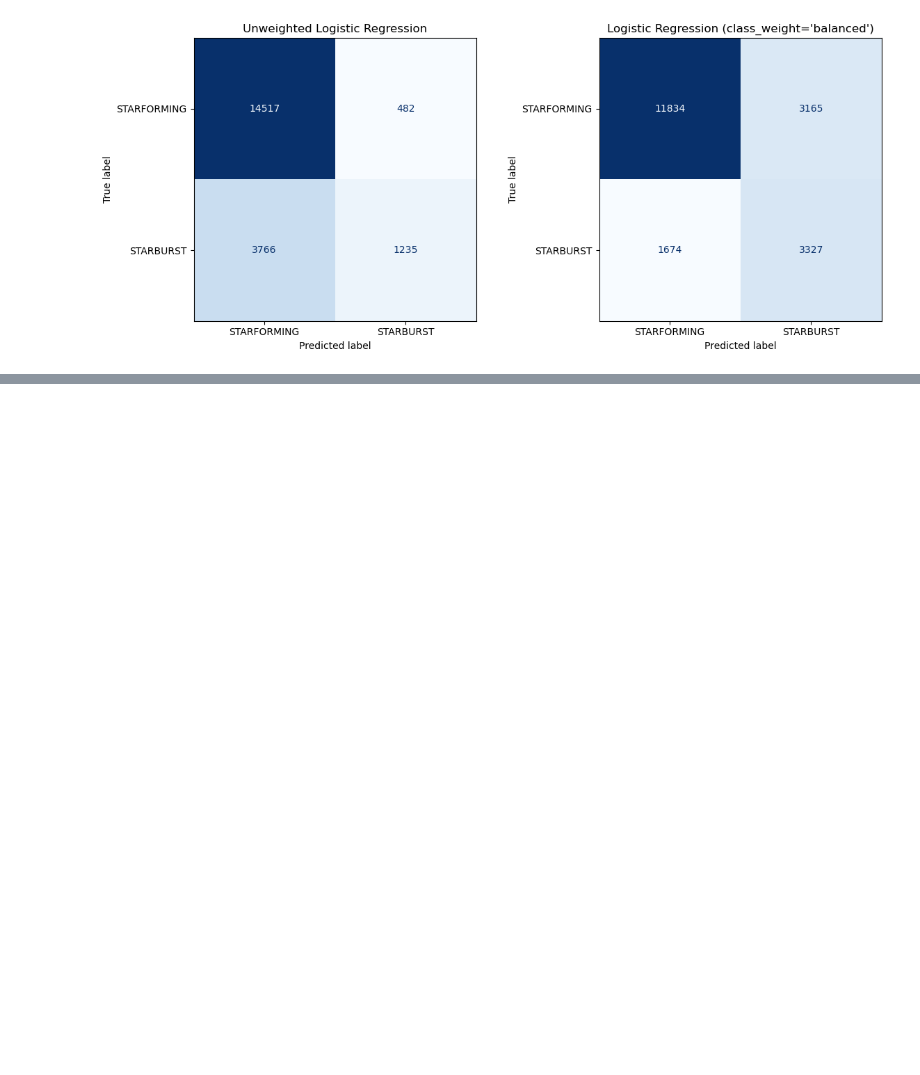
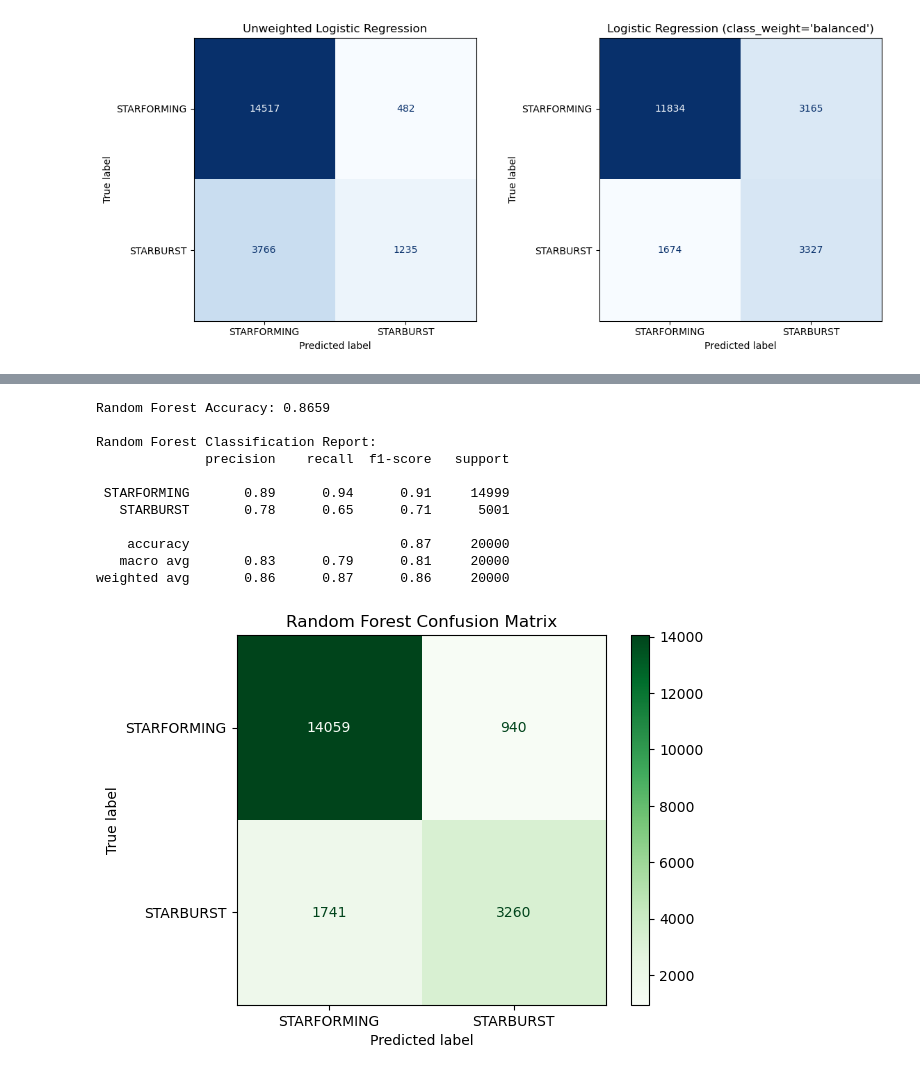
Before and after one commit to gsacekbruncc/sdss-galaxy-classification, a Jupyter notebook: notebook/sdss_galaxy_classification.ipynb, the cells around one changed output, grey strips where cells are left out. Drawn from its saved outputs; the diff is of its cells as text; code cells hidden in the pictures; blank space fills up the shorter version.

```diff
--- a/notebook/sdss_galaxy_classification.ipynb
+++ b/notebook/sdss_galaxy_classification.ipynb
@@ -511,0 +536,8 @@ Overall, the comparison highlights how class imbalance affects model behavior an
+# %%
+from sklearn.ensemble import RandomForestClassifier
+
+rf_clf = RandomForestClassifier(n_estimators=200, max_depth=None, class_weight='balanced', random_state=42, n_jobs=-1)
+
+rf_clf.fit(X_trn, y_trn)
+
+print("Random Forest training complete.")
@@ -511,0 +552,6 @@ Overall, the comparison highlights how class imbalance affects model behavior an
+# %%
+# Make predictions
+y_pred_rf = rf_clf.predict(X_tst)
+y_prob_rf = rf_clf.predict_proba(X_tst)[:, 1]  # probability of STARBURST
+
+y_pred_rf[:10], y_prob_rf[:10]
@@ -511,0 +572,30 @@ Overall, the comparison highlights how class imbalance affects model behavior an
+# %%
+from sklearn.metrics import accuracy_score, classification_report, confusion_matrix, ConfusionMatrixDisplay
+
+# Accuracy
+acc_rf = accuracy_score(y_tst, y_pred_rf)
+print(f"Random Forest Accuracy: {acc_rf:.4f}\n")
+
+# Classification report
+print("Random Forest Classification Report:")
+print(classification_report(y_tst, y_pred_rf, target_names=['STARFORMING', 'STARBURST']))
+
+# Confusion matrix
+cm_rf = confusion_matrix(y_tst, y_pred_rf)
+disp_rf = ConfusionMatrixDisplay(confusion_matrix=cm_rf, display_labels=['STARFORMING', 'STARBURST'])
+disp_rf.plot(cmap='Greens')
+plt.title("Random Forest Confusion Matrix")
+plt.show()
+# %% [output]
+Random Forest Accuracy: 0.8659
+
+Random Forest Classification Report:
+              precision    recall  f1-score   support
+
+ STARFORMING       0.89      0.94      0.91     14999
+   STARBURST       0.78      0.65      0.71      5001
+
+    accuracy                           0.87     20000
+   macro avg       0.83      0.79      0.81     20000
+weighted avg       0.86      0.87      0.86     20000
+[figure, added]
```
Also changed, not shown: parts of 10 cells of this notebook.
